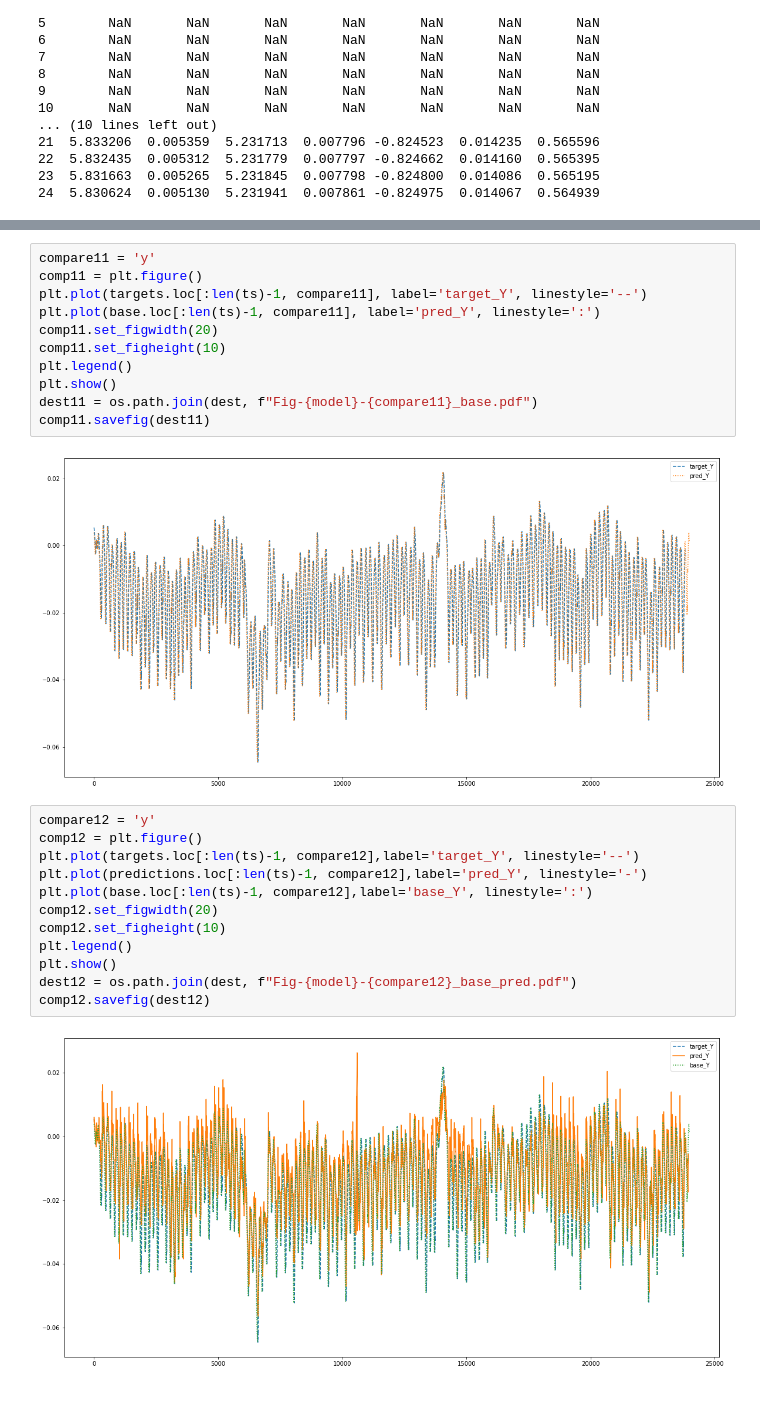
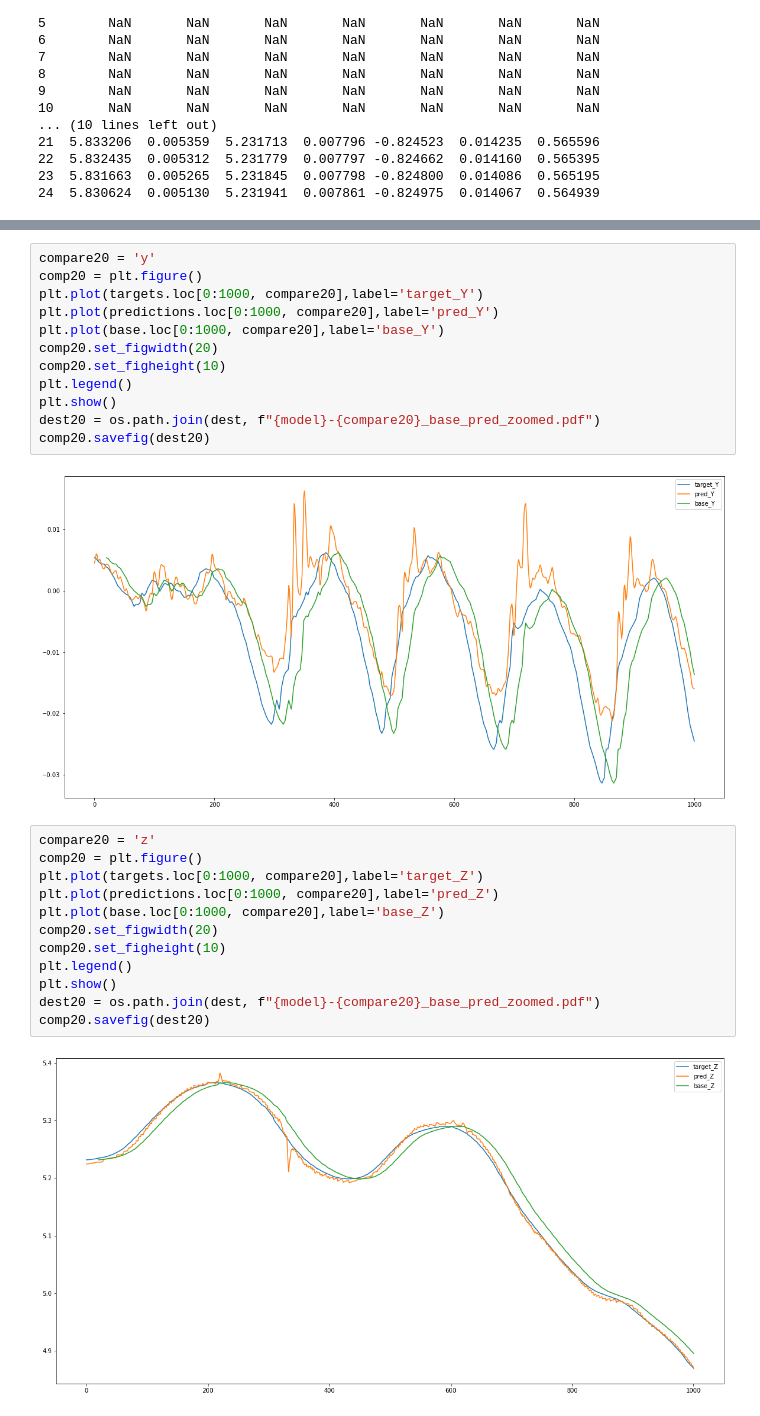
Before and after one commit to oleksa-oleksa/MasterThesis_UserPosition_6DOF, a Jupyter notebook: Development/notebooks/predictions_plots.ipynb, the cells around one changed output, grey strips where cells are left out. Drawn from its saved outputs; the diff is of its cells as text.

Commit message:
config.toml moved to tools foolder and changes added in whole code. Plotted predicted vs real values and first 1000 values pred/real/baseline for each output

```diff
--- a/Development/notebooks/predictions_plots.ipynb
+++ b/Development/notebooks/predictions_plots.ipynb
@@ -141,28 +161,29 @@ comp7.savefig(dest7)
 # %%
-compare11 = 'y'
-comp11 = plt.figure()
-plt.plot(targets.loc[:len(ts)-1, compare11], label='target_Y', linestyle='--')
-plt.plot(base.loc[:len(ts)-1, compare11], label='pred_Y', linestyle=':')
-comp11.set_figwidth(20)
-comp11.set_figheight(10)
+compare20 = 'y'
+comp20 = plt.figure()
+plt.plot(targets.loc[0:1000, compare20],label='target_Y')
+plt.plot(predictions.loc[0:1000, compare20],label='pred_Y')
+plt.plot(base.loc[0:1000, compare20],label='base_Y')
+comp20.set_figwidth(20)
+comp20.set_figheight(10)
 plt.legend()
 plt.show()
-dest11 = os.path.join(dest, f"Fig-{model}-{compare11}_base.pdf")
-comp11.savefig(dest11)
+dest20 = os.path.join(dest, f"{model}-{compare20}_base_pred_zoomed.pdf")
+comp20.savefig(dest20)
 # %% [output]
-[figure, old version]
+[figure, new version]
 # %%
-compare12 = 'y'
-comp12 = plt.figure()
-plt.plot(targets.loc[:len(ts)-1, compare12],label='target_Y', linestyle='--')
-plt.plot(predictions.loc[:len(ts)-1, compare12],label='pred_Y', linestyle='-')
-plt.plot(base.loc[:len(ts)-1, compare12],label='base_Y', linestyle=':')
-comp12.set_figwidth(20)
-comp12.set_figheight(10)
+compare20 = 'z'
+comp20 = plt.figure()
+plt.plot(targets.loc[0:1000, compare20],label='target_Z')
+plt.plot(predictions.loc[0:1000, compare20],label='pred_Z')
+plt.plot(base.loc[0:1000, compare20],label='base_Z')
+comp20.set_figwidth(20)
+comp20.set_figheight(10)
 plt.legend()
 plt.show()
-dest12 = os.path.join(dest, f"Fig-{model}-{compare12}_base_pred.pdf")
-comp12.savefig(dest12)
+dest20 = os.path.join(dest, f"{model}-{compare20}_base_pred_zoomed.pdf")
+comp20.savefig(dest20)
 # %% [output]
-[figure, old version]
+[figure, new version]
 # %%
```
Also changed, not shown: parts of 13 cells of this notebook, 38 other files.
